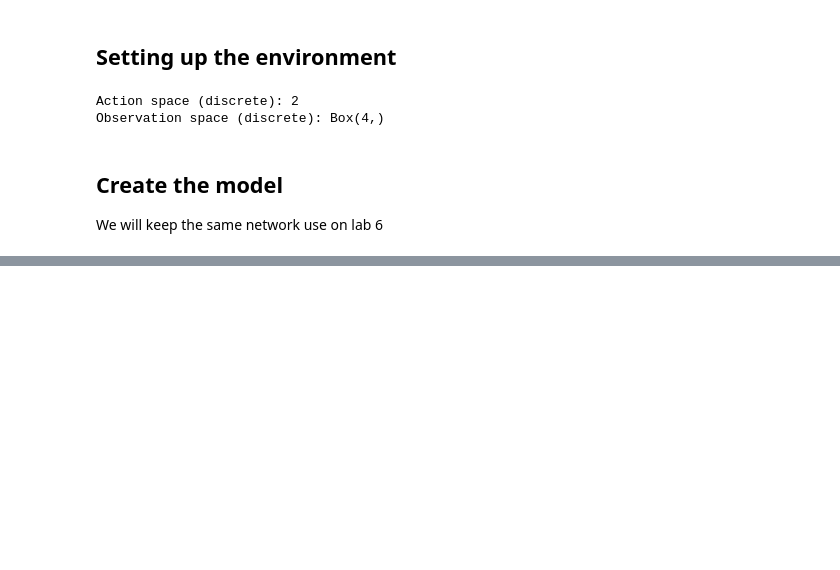
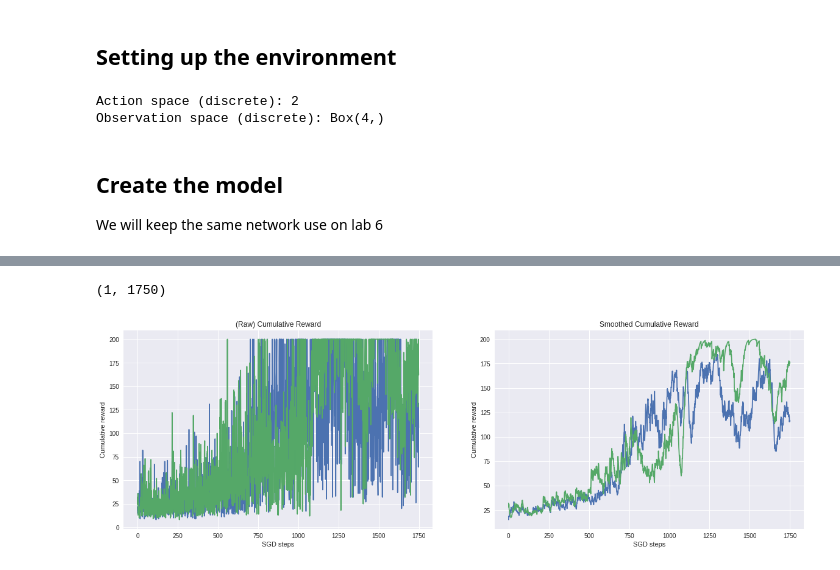
Before and after one commit to telecombcn-dl/2018-dlai-team8, a Jupyter notebook: Exp1.ipynb, the cells around one changed output, grey strips where cells are left out. Drawn from its saved outputs; the diff is of its cells as text; code cells hidden in the pictures; blank space fills up the shorter version.

```diff
--- a/Exp1.ipynb
+++ b/Exp1.ipynb
@@ -115,4 +102,21 @@ class PolicyNN(nn.Module):
     x = self.fc2(x)
     logprobs = self.fc3(x)
     return F.softmax(logprobs)
+
+class PolicyNN_V2(nn.Module):
+  def __init__(self,obs_dim=4, num_actions=2):
+    super(PolicyNN_V2, self).__init__()
+    self.fc1 = nn.Sequential(
+      nn.Linear(obs_dim, 16),
+      nn.ReLU())
+    self.fc2 = nn.Sequential(
+      nn.Linear(16, 32),
+      nn.ReLU())
+    self.fc3 =  nn.Linear(32, num_actions)
+
+  def forward(self, x):
+    x = self.fc1(x)
+    x = self.fc2(x)
+    logprobs = self.fc3(x)
+    return F.softmax(logprobs)
 # %%
@@ -290,0 +326,42 @@ Episode: 2999, reward: 200.0
+# %%
+def ewma(x, alpha):
+    """
+    Exponential Weighted Moving Average.
+    Source: https://stackoverflow.com/a/42905202
+    """
+    x = np.array(x)
+    n = x.size
+    w0 = np.ones(shape=(n,n)) * (1-alpha)
+    p = np.vstack([np.arange(i,i-n,-1) for i in range(n)])
+    w = np.tril(w0**p,0)
+    return np.dot(w, x[::np.newaxis]) / w.sum(axis=1)
+
+
+# Plot the reward, with and without EWMA smoothing
+f = plt.figure(figsize=(20,6))
+
+#avg rewards
+print(np.array(normal_rewards).shape)
+#Change name, if u run it twiche u will loose ut rewards...
+normal_rewards_a=np.mean(np.array(normal_rewards),axis=0)
+entropic_rewards_a=np.mean(np.array(entropic_rewards),axis=0)
+axarr = plt.subplot(1,2,1)
+axarr.plot(ewma(normal_rewards_a, alpha=1.))
+axarr.plot(ewma(entropic_rewards_a, alpha=1.))
+
+axarr.set_title('(Raw) Cumulative Reward')
+axarr.set_ylabel('Cumulative reward')
+axarr.set_xlabel('SGD steps')
+
+axarr = plt.subplot(1,2,2)
+axarr.set_title('Smoothed Cumulative Reward')
+axarr.plot(ewma(normal_rewards_a, alpha=0.1))
+axarr.plot(ewma(entropic_rewards_a, alpha=0.1))
+
+axarr.set_ylabel('Cumulative reward')
+axarr.set_xlabel('SGD steps')
+
+plt.show()
+# %% [output]
+(1, 1750)
+[figure, added]
```
Also changed, not shown: parts of 8 cells of this notebook, 5 other files.
